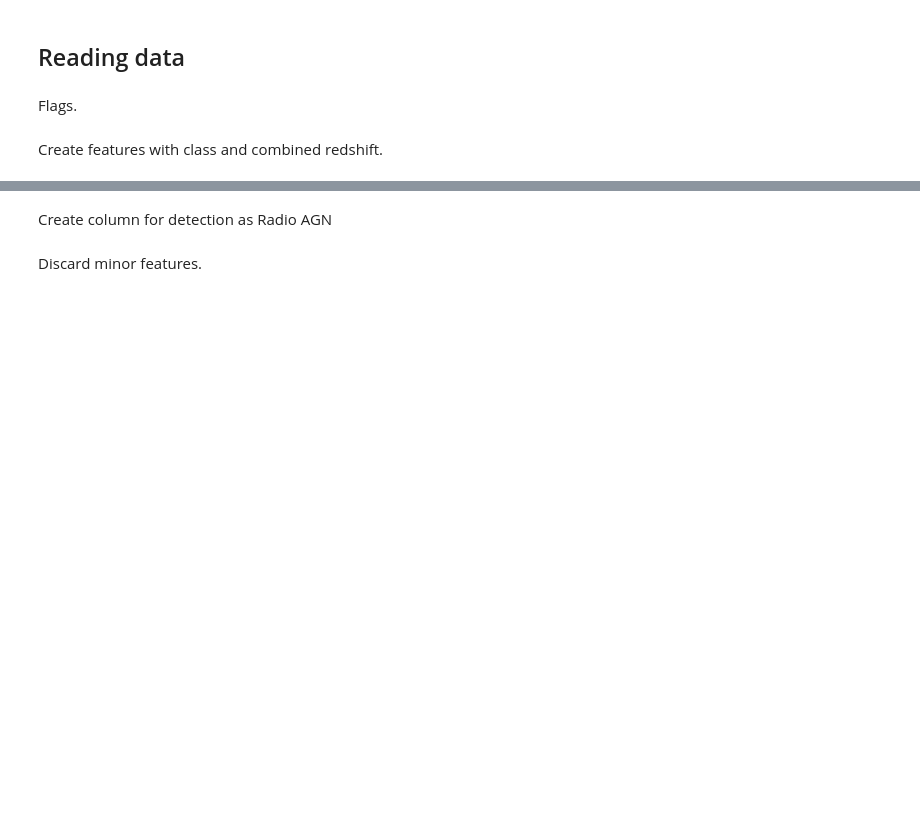
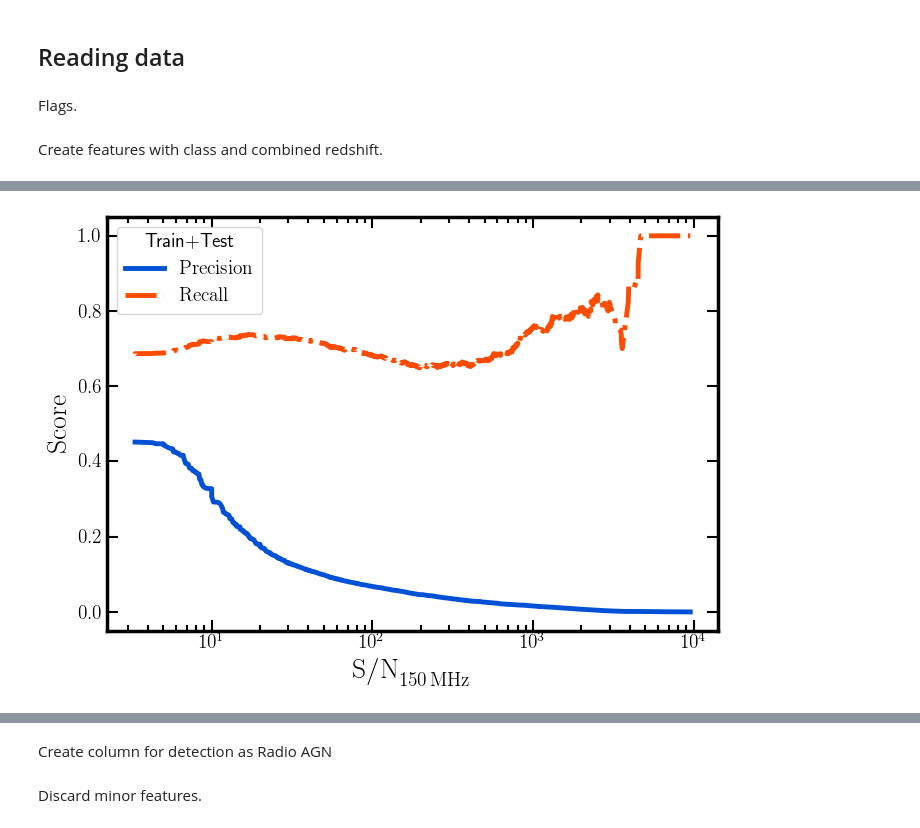
Before and after one commit to racarvajal/Pipeline_ML_6arcsec, a Jupyter notebook: ML_13.ipynb, the cells around one changed output, grey strips where cells are left out. Drawn from its saved outputs; the diff is of its cells as text; code cells hidden in the pictures; blank space fills up the shorter version.

```diff
--- a/ML_13.ipynb
+++ b/ML_13.ipynb
@@ -86,0 +182,14 @@ full_catalog_df.loc[idx_non_Z, 'Z'] = full_catalog_df.loc[:, 'Z'].mask(idx_non_Z
+# %%
+temp_radio_detect_train_test_SNR = train_test_df.loc[filter_pred_AGN_train_test, 'radio_detect'].copy()
+LOFAR_SNR_range = np.unique(train_test_df.loc[np.isfinite(train_test_df.loc[:, 'SNR_LOFAR']) & filter_pred_AGN_train_test, 'SNR_LOFAR'])
+radio_precs_SNR   = []
+radio_recalls_SNR = []
+for count, SNR in enumerate(LOFAR_SNR_range):
+    tmp_filt         = np.array(train_test_df.loc[filter_pred_AGN_train_test, 'SNR_LOFAR'] < SNR)
+    temp_radio_detect_train_test_SNR.loc[tmp_filt] = 0
+    tmp_radio_cm     = gf.conf_mat_func(temp_radio_detect_train_test_SNR,
+                                        train_test_df.loc[filter_pred_AGN_train_test, 'pred_radio_cal_AGN'])
+    tmp_radio_prec   = gf.Precision_from_CM(tmp_radio_cm)
+    tmp_radio_recall = gf.Recall_from_CM(tmp_radio_cm)
+    radio_precs_SNR.append(tmp_radio_prec)
+    radio_recalls_SNR.append(tmp_radio_recall)
@@ -86,0 +220,23 @@ full_catalog_df.loc[idx_non_Z, 'Z'] = full_catalog_df.loc[:, 'Z'].mask(idx_non_Z
+# %%
+fig             = plt.figure(figsize=(7,5))
+ax1             = fig.add_subplot(111)
+
+ax1.plot(LOFAR_SNR_range, radio_precs_SNR, ls='-', marker='None', label=r'$\mathrm{Precision}$',
+         lw=3.5, color=plt.get_cmap('cet_rainbow')(0.05))
+ax1.plot(LOFAR_SNR_range, radio_recalls_SNR, ls='-.', marker='None', label=r'$\mathrm{Recall}$',
+         lw=3.5, color=plt.get_cmap('cet_rainbow')(0.95))
+ax1.set_xscale('log')
+#ax1.set_yscale('log')
+ax1.set_xlabel(r'$\mathrm{S/N}_{150 \, \mathrm{MHz}}$', fontsize=20)
+ax1.set_ylabel(r'$\mathrm{Score}$', fontsize=20)
+ax1.tick_params(which='both', top=True, right=True, direction='in')
+ax1.tick_params(axis='both', which='major', labelsize=14)
+ax1.tick_params(which='major', length=8, width=1.5)
+ax1.tick_params(which='minor', length=4, width=1.5)
+plt.setp(ax1.spines.values(), linewidth=2.5)
+plt.setp(ax1.spines.values(), linewidth=2.5)
+plt.legend(loc='best', fontsize=14, title='Train+Test', title_fontsize=14)
+fig.tight_layout()
+plt.show()
+# %% [output]
+[figure, added]
```
Also changed, not shown: parts of 26 cells of this notebook.
